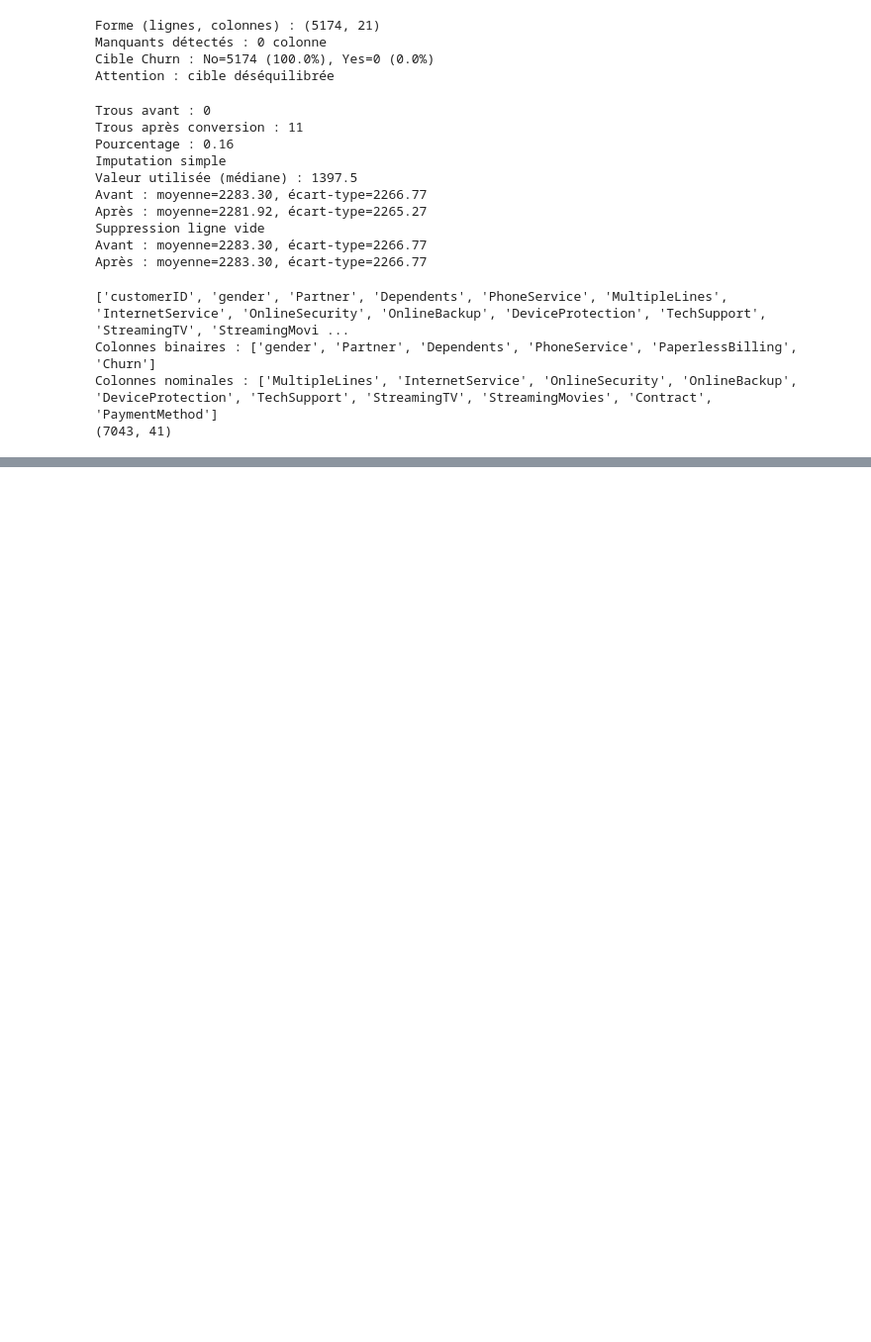
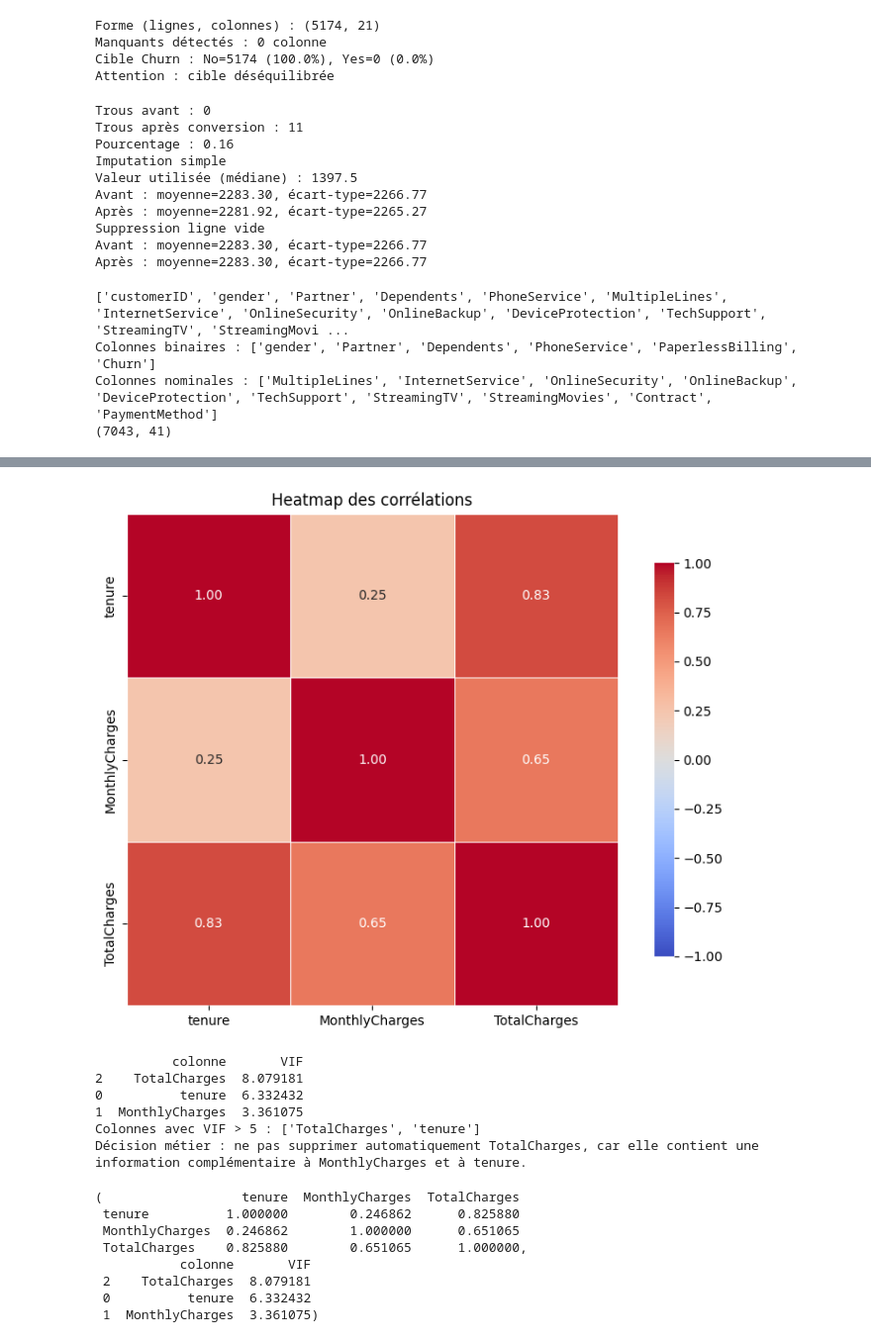
Before and after one commit to RPintre/arene-des-algos-Romain_PINTRE, a Jupyter notebook: script-j2.ipynb, the cells around one changed output, grey strips where cells are left out. Shown at 99% size. Cells and saved outputs as stored; diff of their text form; code cells hidden in the pictures; blank space fills up the shorter version.

```diff
--- a/script-j2.ipynb
+++ b/script-j2.ipynb
@@ -176,0 +294,19 @@ Colonnes nominales : ['MultipleLines', 'InternetService', 'OnlineSecurity', 'Onl
+# %%
+
+rapport_multicolinearite(df, ["tenure", "MonthlyCharges", "TotalCharges"])
+# %% [output]
+[figure, added]
+          colonne       VIF
+2    TotalCharges  8.079181
+0          tenure  6.332432
+1  MonthlyCharges  3.361075
+Colonnes avec VIF > 5 : ['TotalCharges', 'tenure']
+Décision métier : ne pas supprimer automatiquement TotalCharges, car elle contient une information complémentaire à MonthlyCharges et à tenure.
+(                  tenure  MonthlyCharges  TotalCharges
+ tenure          1.000000        0.246862      0.825880
+ MonthlyCharges  0.246862        1.000000      0.651065
+ TotalCharges    0.825880        0.651065      1.000000,
+           colonne       VIF
+ 2    TotalCharges  8.079181
+ 0          tenure  6.332432
+ 1  MonthlyCharges  3.361075)
```
Also changed, not shown: parts of 6 cells of this notebook.
